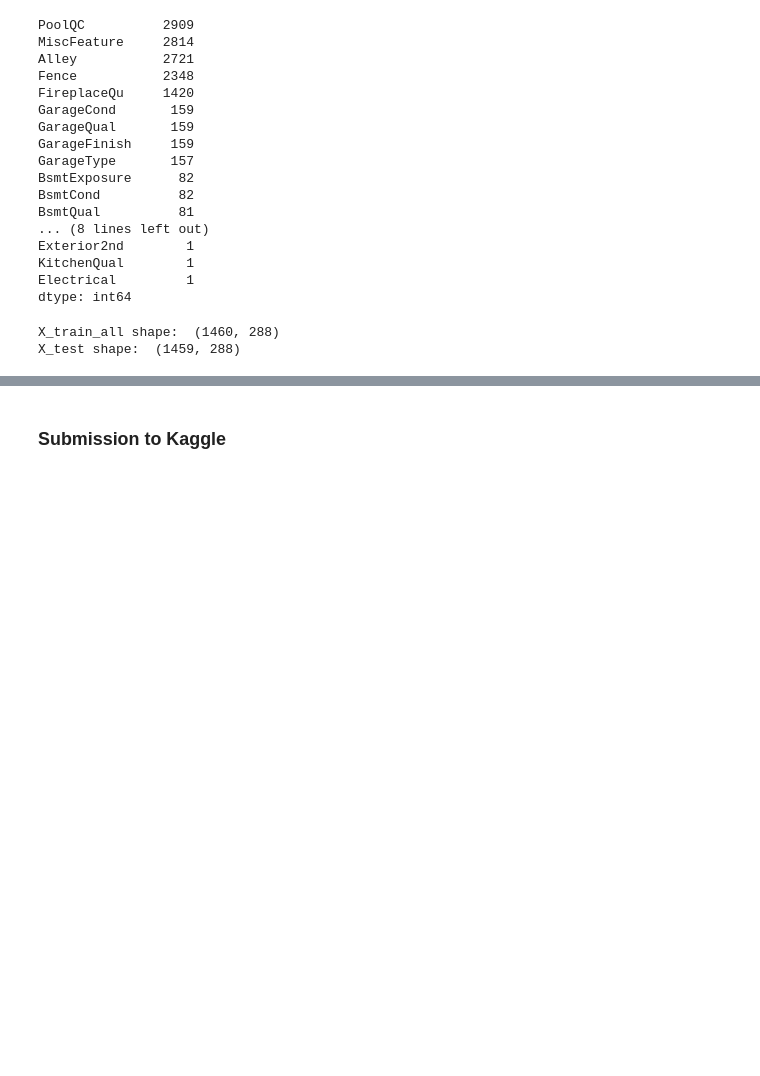
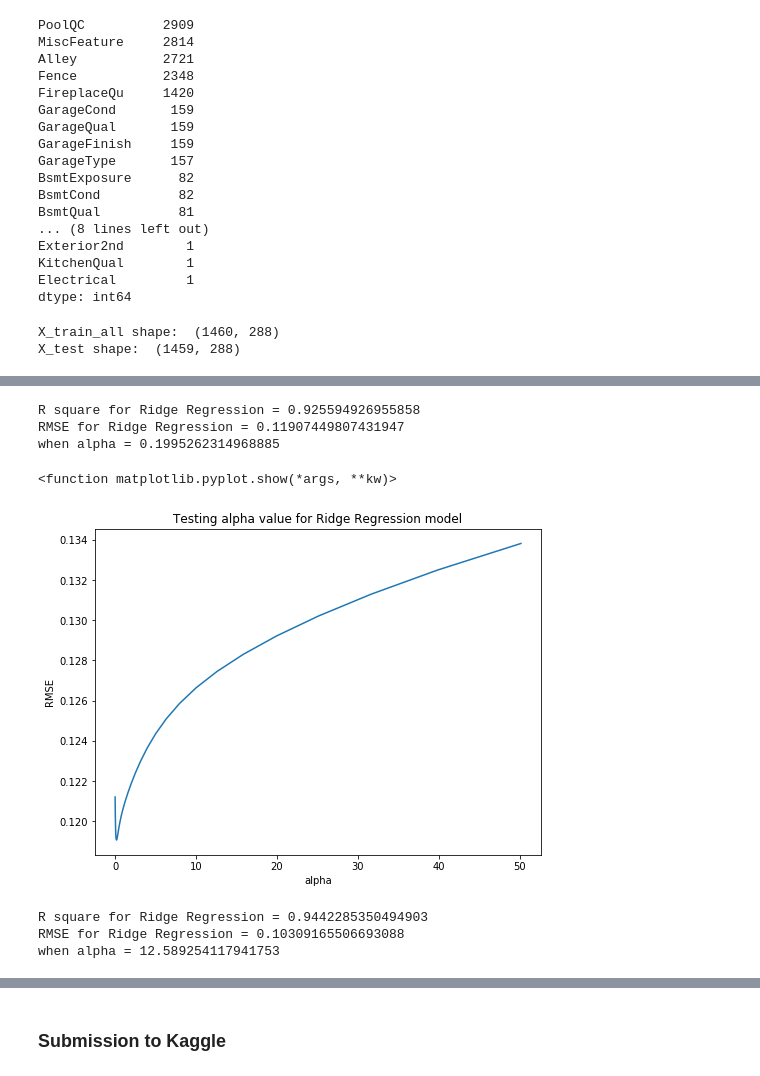
Before and after one commit to tiffany85211/Applied-Machine-Learning, a Jupyter notebook: hw/hw1/house-prices-advanced-regression-techniques/hw1-2.ipynb, the cells around one changed output, grey strips where cells are left out. Saved outputs shown, nothing was run; the diff lists cells and outputs as text; code cells hidden in the pictures; blank space fills up the shorter version.

```diff
--- a/hw/hw1/house-prices-advanced-regression-techniques/hw1-2.ipynb
+++ b/hw/hw1/house-prices-advanced-regression-techniques/hw1-2.ipynb
@@ -279,5 +310,5 @@ alphas = 10**np.arange(-2, 2, 0.1)
 # %%
-# choose alpha by min RMSE on validation set
+# Choose alpha by min RMSE on our validation set X_val
 
 model_list = []
 rsquare_list = []
@@ -293,11 +324,30 @@ print("R square for Ridge Regression =", rsquare_list[rmse_list.index(min(rmse_l
 print("RMSE for Ridge Regression =", min(rmse_list))
 print("when alpha =", alphas[rmse_list.index(min(rmse_list))])
 
-ridge_model_2 = model_list[rmse_list.index(min(rmse_list))]
+ridge_model = model_list[rmse_list.index(min(rmse_list))]
+# %% [output]
+R square for Ridge Regression = 0.925594926955858
+RMSE for Ridge Regression = 0.11907449807431947
+when alpha = 0.1995262314968885
+# %%
+# Plot RMSE of different alphas
+
+plt.plot(alphas, rmse_list)
+plt.title("Testing alpha value for Ridge Regression model")
+plt.xlabel("alpha")
+plt.ylabel("RMSE")
+plt.show
+# %% [output]
+<function matplotlib.pyplot.show(*args, **kw)>
+[figure, added]
 # %%
-# choose alpha by cross validation on training set
+# Choose alpha by cross validation (cv=5) on all training set
 
-ridge_model = RidgeCV(alphas = alphas, cv=5).fit(X_train_all, y_train_all)
-print ("R square for Ridge Regression =", ridge_model.score(X_val, y_val))
-print ("RMSE for Ridge Regression =", mean_squared_error(y_val, ridge_model.predict(X_val), squared=False))
-print ("when alpha =", ridge_model.alpha_)
+ridge_model_cv = RidgeCV(alphas = alphas, cv=5).fit(X_train_all, y_train_all)
+print ("R square for Ridge Regression =", ridge_model_cv.score(X_val, y_val))
+print ("RMSE for Ridge Regression =", mean_squared_error(y_val, ridge_model_cv.predict(X_val), squared=False))
+print ("when alpha =", ridge_model_cv.alpha_)
+# %% [output]
+R square for Ridge Regression = 0.9442285350494903
+RMSE for Ridge Regression = 0.10309165506693088
+when alpha = 12.589254117941753
```
Also changed, not shown: parts of 27 cells of this notebook, 17 other files.
